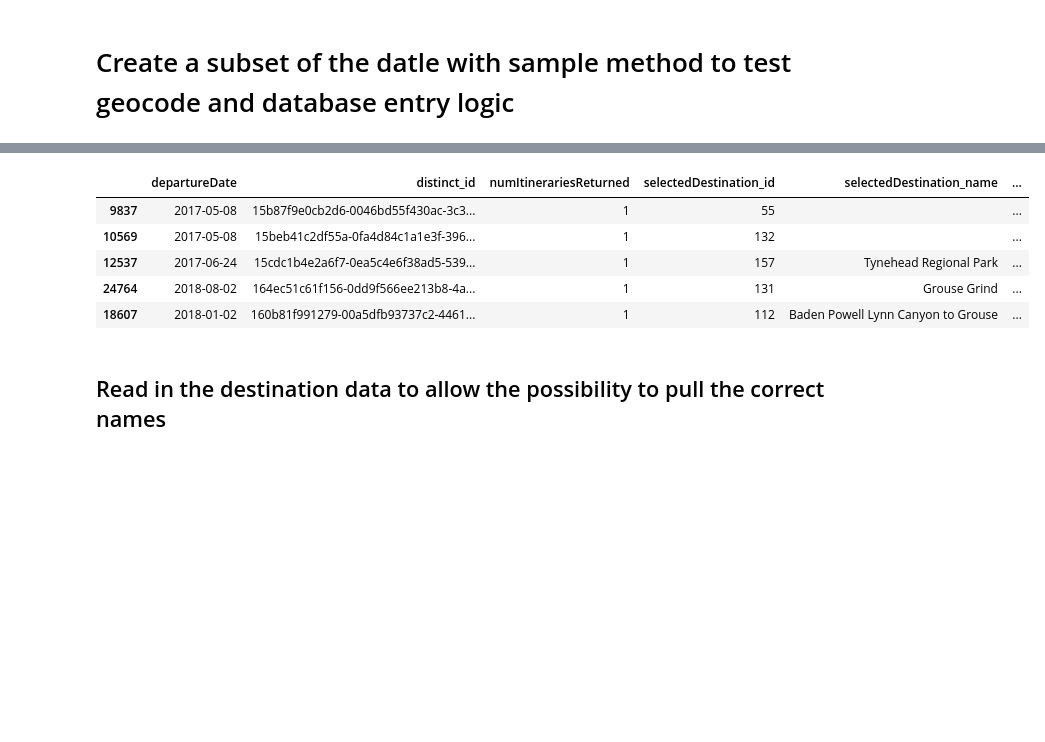
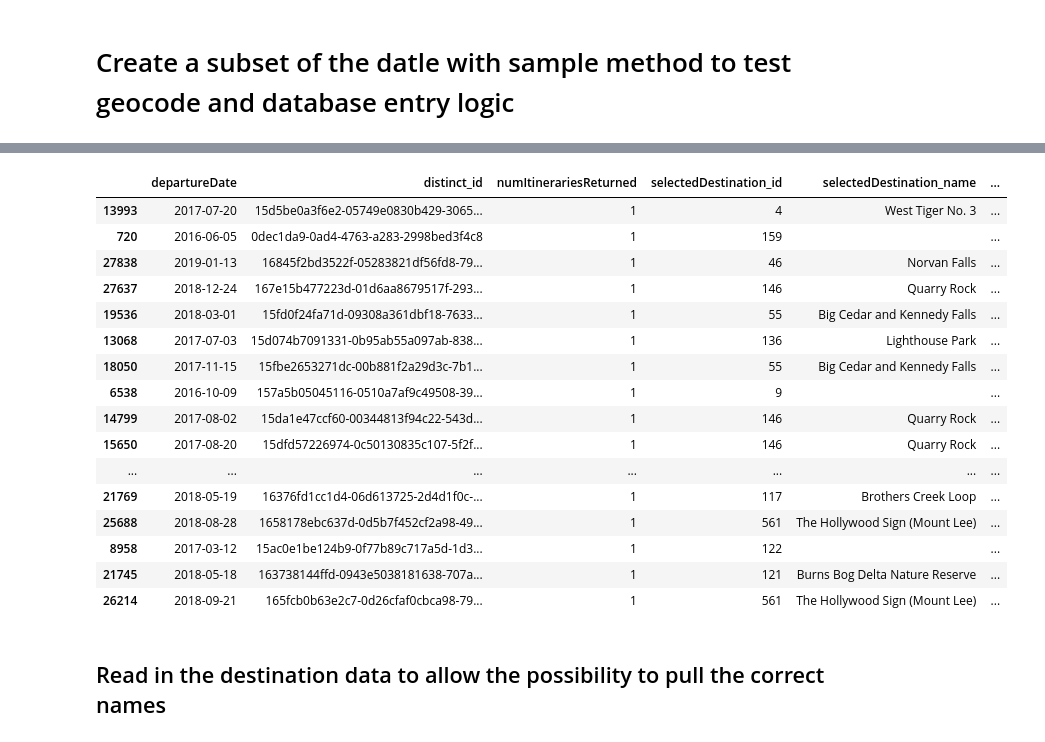
Before and after one commit to turnofftheapp/mapProj, a Jupyter notebook: wrangleDataAndFillDb.ipynb, the cells around one changed output, grey strips where cells are left out. Drawn from its saved outputs; the diff is of its cells as text; code cells hidden in the pictures; blank space fills up the shorter version.

```diff
--- a/wrangleDataAndFillDb.ipynb
+++ b/wrangleDataAndFillDb.ipynb
@@ -175,16 +175,27 @@ len(df)
 # %%
 #Create a random sample of the database, these entries will be added to the database in the next section
-sampleDf = df.sample(5)
+sampleDf = df.sample(500)
 
 # Output this random sample
 sampleDf.head(len(sampleDf))
 # %% [output]
 |  | departureDate | distinct_id | numItinerariesReturned | selectedDestination_id | selectedDestination_name | ... |
-| 9837 | 2017-05-08 | 15b87f9e0cb2d6-0046bd55f430ac-3c3... | 1 | 55 |  | ... |
-| 10569 | 2017-05-08 | 15beb41c2df55a-0fa4d84c1a1e3f-396... | 1 | 132 |  | ... |
-| 12537 | 2017-06-24 | 15cdc1b4e2a6f7-0ea5c4e6f38ad5-539... | 1 | 157 | Tynehead Regional Park | ... |
-| 24764 | 2018-08-02 | 164ec51c61f156-0dd9f566ee213b8-4a... | 1 | 131 | Grouse Grind | ... |
-| 18607 | 2018-01-02 | 160b81f991279-00a5dfb93737c2-4461... | 1 | 112 | Baden Powell Lynn Canyon to Grouse | ... |
+| 13993 | 2017-07-20 | 15d5be0a3f6e2-05749e0830b429-3065... | 1 | 4 | West Tiger No. 3 | ... |
+| 720 | 2016-06-05 | 0dec1da9-0ad4-4763-a283-2998bed3f4c8 | 1 | 159 |  | ... |
+| 27838 | 2019-01-13 | 16845f2bd3522f-05283821df56fd8-79... | 1 | 46 | Norvan Falls | ... |
+| 27637 | 2018-12-24 | 167e15b477223d-01d6aa8679517f-293... | 1 | 146 | Quarry Rock | ... |
+| 19536 | 2018-03-01 | 15fd0f24fa71d-09308a361dbf18-7633... | 1 | 55 | Big Cedar and Kennedy Falls | ... |
+| 13068 | 2017-07-03 | 15d074b7091331-0b95ab55a097ab-838... | 1 | 136 | Lighthouse Park | ... |
+| 18050 | 2017-11-15 | 15fbe2653271dc-00b881f2a29d3c-7b1... | 1 | 55 | Big Cedar and Kennedy Falls | ... |
+| 6538 | 2016-10-09 | 157a5b05045116-0510a7af9c49508-39... | 1 | 9 |  | ... |
+| 14799 | 2017-08-02 | 15da1e47ccf60-00344813f94c22-543d... | 1 | 146 | Quarry Rock | ... |
+| 15650 | 2017-08-20 | 15dfd57226974-0c50130835c107-5f2f... | 1 | 146 | Quarry Rock | ... |
+| ... | ... | ... | ... | ... | ... | ... |
+| 21769 | 2018-05-19 | 16376fd1cc1d4-06d613725-2d4d1f0c-... | 1 | 117 | Brothers Creek Loop | ... |
+| 25688 | 2018-08-28 | 1658178ebc637d-0d5b7f452cf2a98-49... | 1 | 561 | The Hollywood Sign (Mount Lee) | ... |
+| 8958 | 2017-03-12 | 15ac0e1be124b9-0f77b89c717a5d-1d3... | 1 | 122 |  | ... |
+| 21745 | 2018-05-18 | 163738144ffd-0943e5038181638-707a... | 1 | 121 | Burns Bog Delta Nature Reserve | ... |
+| 26214 | 2018-09-21 | 165fcb0b63e2c7-0d26cfaf0cbca98-79... | 1 | 561 | The Hollywood Sign (Mount Lee) | ... |
 # %% [markdown]
 ## Read in the destination data to allow the possibility to pull the correct names
 # %%
```
Also changed, not shown: parts of 5 cells of this notebook, 2 other files.
